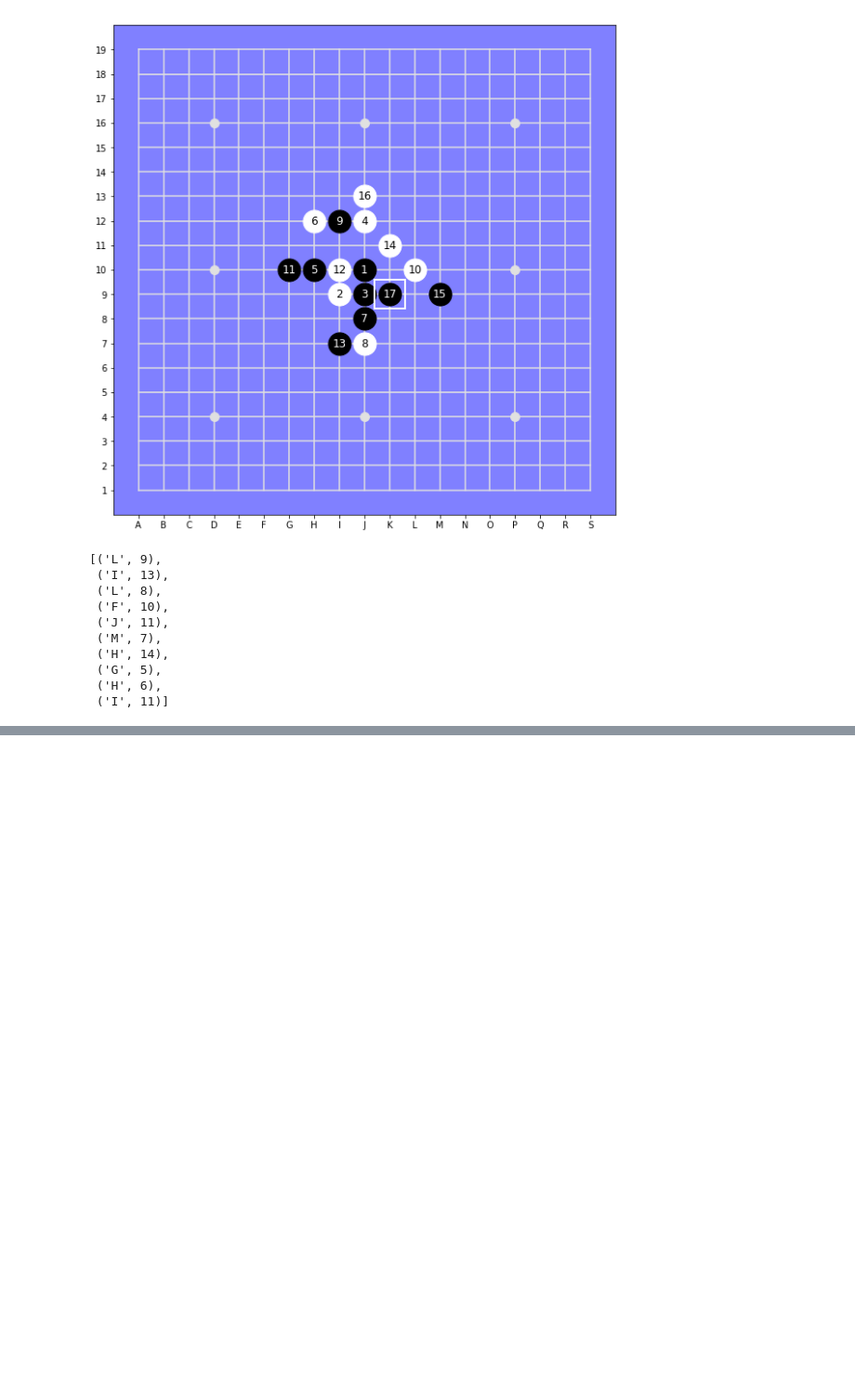
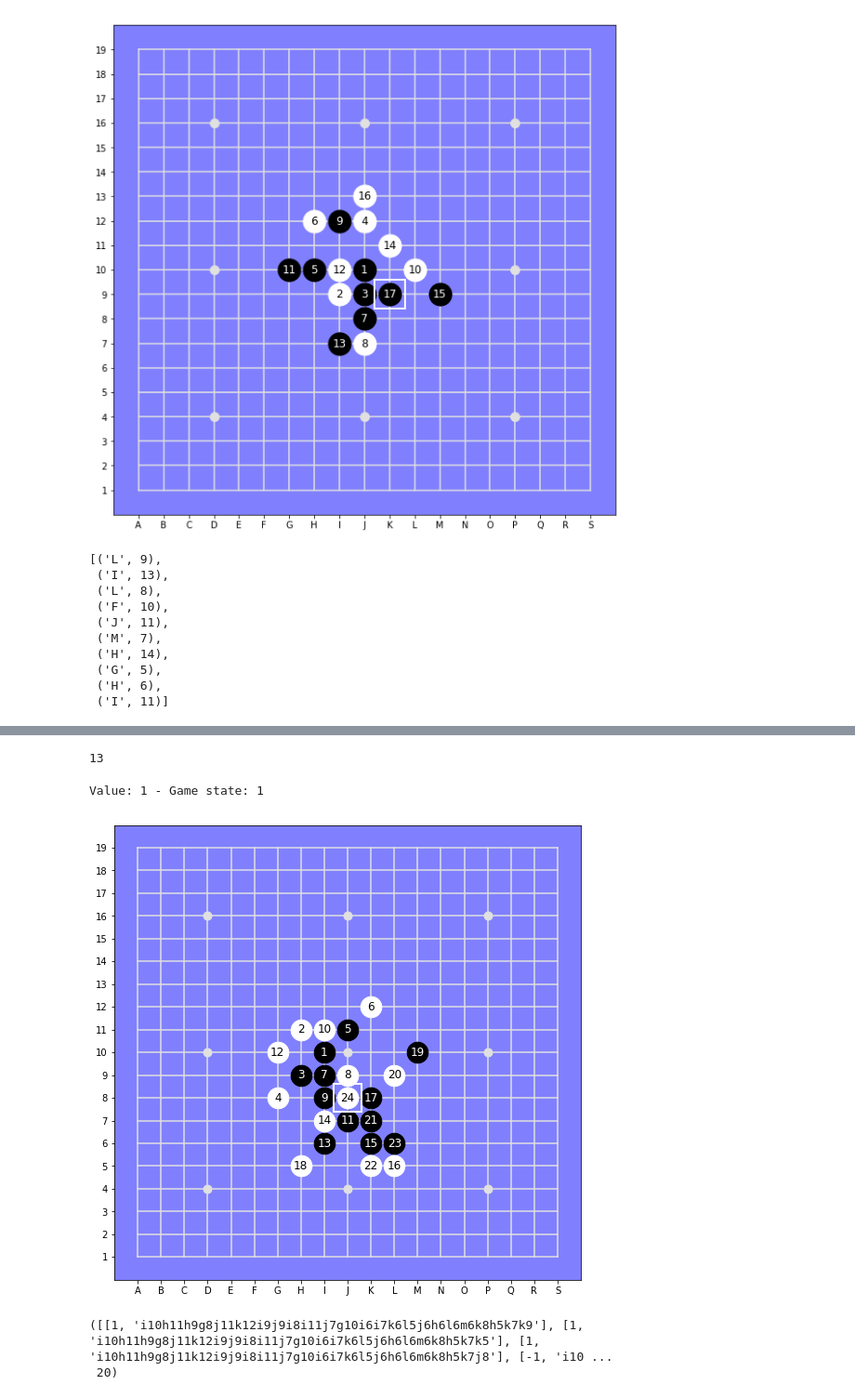
Before and after one commit to smurve/DeepGomoku, a Jupyter notebook: ValueBackProp.ipynb, the cells around one changed output, grey strips where cells are left out. Shown at 93% size. Saved outputs shown, nothing was run; the diff lists cells and outputs as text; code cells hidden in the pictures; blank space fills up the shorter version.

```diff
--- a/ValueBackProp.ipynb
+++ b/ValueBackProp.ipynb
@@ -226,0 +188,4 @@ Pursuing winning threat sequence: (I, 13)
+# %%
+ts = ThreatSearch(7,4)
+moves, tree = ts.is_tseq_won(board)
+moves
@@ -226,0 +209,21 @@ Pursuing winning threat sequence: (I, 13)
+# %%
+len(tree.all_trajectories())
+# %% [output]
+13
+# %%
+stones, value = tree.all_trajectories()[5]
+b = GomokuBoard(disp_width=9, N=19, heuristics=heuristics, stones = stones)
+print("Value: %s - Game state: %s" % (value, b.game_state()))
+b.display()
+# %% [output]
+Value: 1 - Game state: 1
+[figure, added]
+# %%
+tracker = ValueTracker(p)
+for t in tree.all_trajectories():
+    b = GomokuBoard(disp_width=9, N=19, heuristics=heuristics, stones = t[0])
+    tracker.reg_variants(b)
+tracker, len(tracker.reg)
+# %% [output]
+([[1, 'i10h11h9g8j11k12i9j9i8i11j7g10i6i7k6l5j6h6l6m6k8h5k7k9'], [1, 'i10h11h9g8j11k12i9j9i8i11j7g10i6i7k6l5j6h6l6m6k8h5k7k5'], [1, 'i10h11h9g8j11k12i9j9i8i11j7g10i6i7k6l5j6h6l6m6k8h5k7j8'], [-1, 'i10 ...
+ 20)
```
Also changed, not shown: parts of 37 cells of this notebook, 15 other files.
